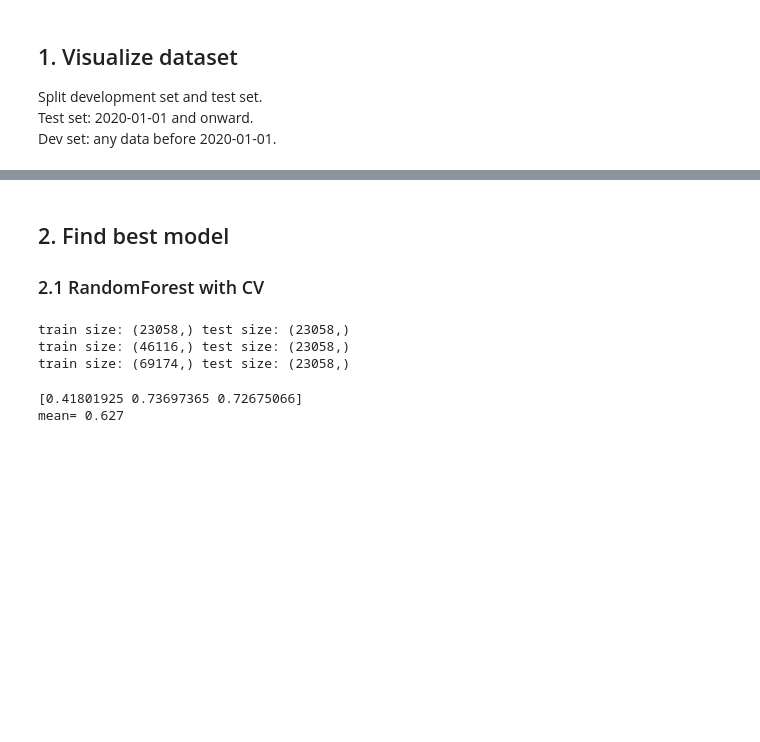
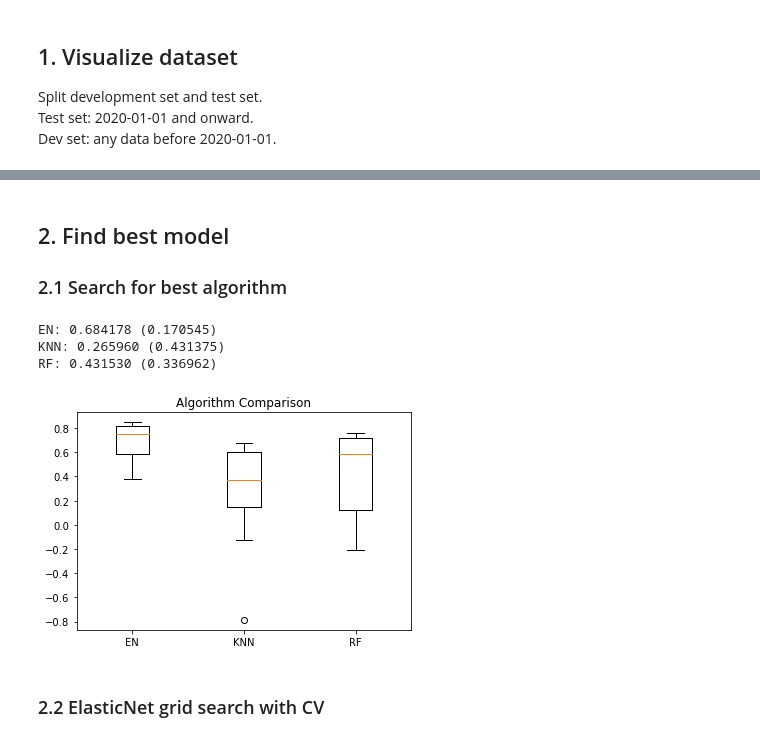
Before and after one commit to brycetshaw/hackathon-refactored-enigma, a Jupyter notebook: model/flood-forecaster/notebooks/model hyperparameter tuning portal.ipynb, the cells around one changed output, grey strips where cells are left out. Cells and saved outputs as stored; diff of their text form; code cells hidden in the pictures; blank space fills up the shorter version.

Commit message:
Complete model selection and hyperparameter tuning

```diff
--- a/model/flood-forecaster/notebooks/model hyperparameter tuning portal.ipynb
+++ b/model/flood-forecaster/notebooks/model hyperparameter tuning portal.ipynb
@@ -66,0 +64,4 @@ array([75.27625   , 75.12681   , 74.97735   , ..., 57.9643875 ,
+# %%
+y_train = dataset.loc[:'2019', 'calgary_bow_flow(m3/s)']
+y_test = dataset.loc['2020', 'calgary_bow_flow(m3/s)']
+y_test
@@ -67,3 +82,3 @@ array([75.27625   , 75.12681   , 74.97735   , ..., 57.9643875 ,
 # %% [markdown]
 ## 2. Find best model
-### 2.1 RandomForest with CV
+### 2.1 Search for best algorithm
@@ -119,23 +85,38 @@ def eval_on_features(features, target, regressor):
-# %%
-from sklearn.model_selection import TimeSeriesSplit
-tscv = TimeSeriesSplit(n_splits=3)
-
-for train_index, test_index in tscv.split(dataset):
-    print("train size:", train_index.shape, "test size:", test_index.shape)
-# %% [output]
-train size: (23058,) test size: (23058,)
-train size: (46116,) test size: (23058,)
-train size: (69174,) test size: (23058,)
-# %%
-from sklearn.ensemble import RandomForestRegressor
-from sklearn.model_selection import cross_val_score
-
-regressor = RandomForestRegressor(n_estimators=100, random_state=0)
-
-scores = cross_val_score(regressor, X, y, cv=tscv)
-
-print(scores)
-print(f"mean= {scores.mean():.3f}")
-# %% [output]
-[0.41801925 0.73697365 0.72675066]
-mean= 0.627
+# %%
+from sklearn.model_selection import TimeSeriesSplit
+from sklearn.model_selection import cross_val_score
+from sklearn.linear_model import ElasticNet
+# from sklearn.neural_network import MLPRegressor
+from sklearn.neighbors import KNeighborsRegressor
+from sklearn.ensemble import RandomForestRegressor
+# from sklearn.svm import SVR
+
+models = []
+models.append(('EN', ElasticNet()))
+# models.append(('NN', MLPRegressor(solver = 'lbfgs')))  #neural network
+models.append(('KNN', KNeighborsRegressor()))
+models.append(('RF', RandomForestRegressor(n_estimators = 10))) # Ensemble method - collection of many decision trees
+# models.append(('SVR', SVR(gamma='auto'))) # kernel = linear
+# Evaluate each model in turn
+results = []
+names = []
+for name, model in models:
+    # TimeSeries Cross validation
+    tscv = TimeSeriesSplit(n_splits=10)
+
+    cv_results = cross_val_score(model, X_train, y_train, cv=tscv, scoring='r2')
+    results.append(cv_results)
+    names.append(name)
+    print('%s: %f (%f)' % (name, cv_results.mean(), cv_results.std()))
+
+# Compare Algorithms
+plt.boxplot(results, labels=names)
+plt.title('Algorithm Comparison')
+plt.show()
+# %% [output]
+EN: 0.684178 (0.170545)
+KNN: 0.265960 (0.431375)
+RF: 0.431530 (0.336962)
+[figure, added]
+# %% [markdown]
+### 2.2 ElasticNet grid search with CV
```
Also changed, not shown: parts of 15 cells of this notebook.
